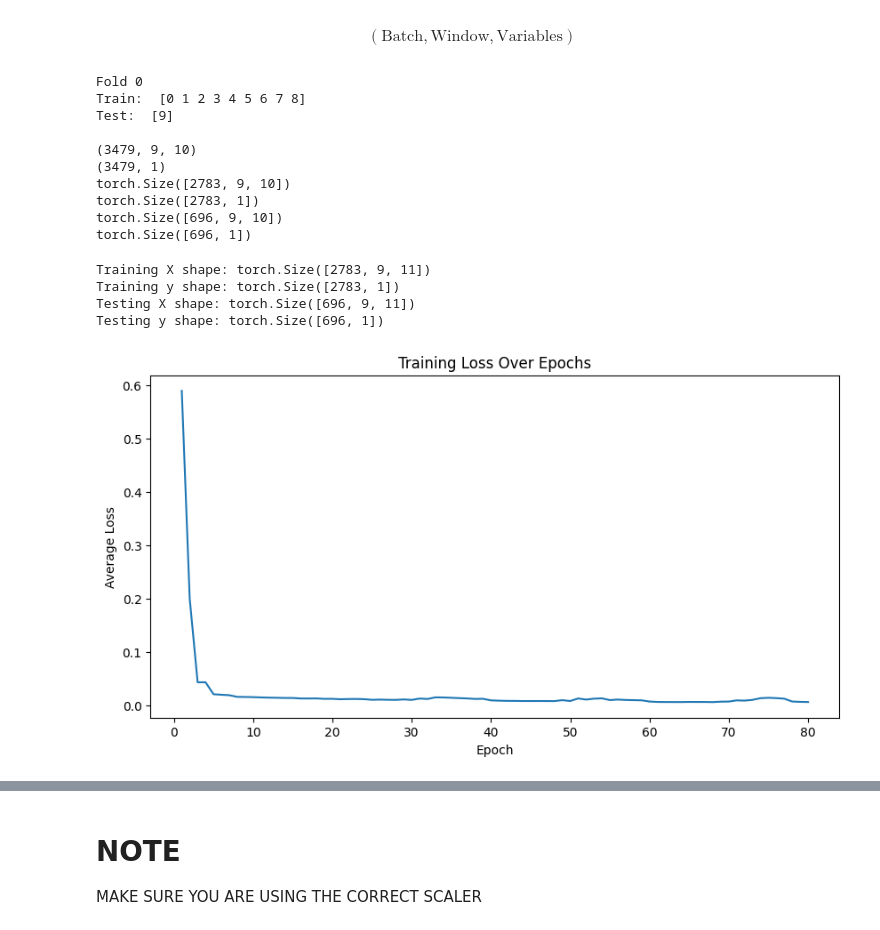
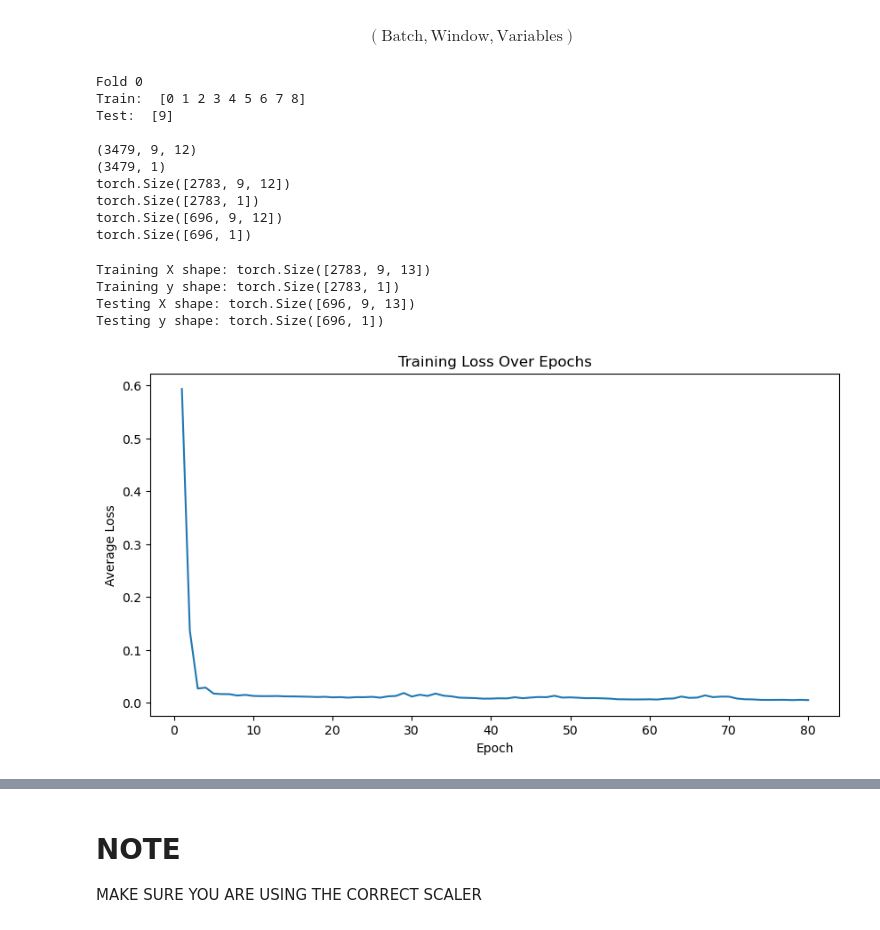
Before and after one commit to ThatMajd/fintech_part2, a Jupyter notebook: modeling.ipynb, the cells around one changed output, grey strips where cells are left out. Drawn from its saved outputs; the diff is of its cells as text; code cells hidden in the pictures.

```diff
--- a/modeling.ipynb
+++ b/modeling.ipynb
@@ -7,7 +7,7 @@ import torch.nn as nn
 import torch.optim as optim
 import torch
 # %%
-df = pd.read_csv("combined.csv", index_col=0)
+df = pd.read_csv("combined_ticks_interpolated.csv", index_col=0)
 # %%
 class Tester:
     def __init__(self, data, metrics, target_column="Gold_Close", split_ratio=0.2):
@@ -264,11 +255,11 @@ Fold 0
 Train:  [0 1 2 3 4 5 6 7 8]
 Test:  [9]
 
-(3479, 9, 10)
+(3479, 9, 12)
 (3479, 1)
-torch.Size([2783, 9, 10])
+torch.Size([2783, 9, 12])
 torch.Size([2783, 1])
-torch.Size([696, 9, 10])
+torch.Size([696, 9, 12])
 torch.Size([696, 1])
 # %%
 import numpy as np
@@ -343,9 +334,9 @@ print(f"Training y shape: {train_y.shape}")
 print(f"Testing X shape: {test_X.shape}")
 print(f"Testing y shape: {test_y.shape}")
 # %% [output]
-Training X shape: torch.Size([2783, 9, 11])
+Training X shape: torch.Size([2783, 9, 13])
 Training y shape: torch.Size([2783, 1])
-Testing X shape: torch.Size([696, 9, 11])
+Testing X shape: torch.Size([696, 9, 13])
 Testing y shape: torch.Size([696, 1])
 # %%
 import torch.nn as nn
@@ -437,7 +428,7 @@ import torch.optim as optim
 import torch.nn as nn
 import matplotlib.pyplot as plt
 
-model = LSTM(input_size, hidden_size, num_layers, output_size)
+model = GRU(input_size, hidden_size, num_layers, output_size)
 
 # Define the loss function and optimizer
 criterion = nn.MSELoss()
@@ -457,34 +448,34 @@ for epoch in epoch_progress:
     running_loss = 0.0
     last_loss = 0.0
 
     # Iterate over batches within each epoch
     for batch_X, batch_y in train_loader:
         outputs = model(batch_X)
         loss = criterion(outputs, batch_y)
 
         optimizer.zero_grad()
         loss.backward()
         optimizer.step()
 
         running_loss += loss.item()
         last_loss = loss.item()  # Capture the last batch loss
 
     # Average loss for the epoch
     avg_loss = running_loss / len(train_loader)
     average_losses.append(avg_loss)  # Store the average loss for the epoch
 
     # Update the progress bar with the last loss and average loss
     epoch_progress.set_postfix({'Last Batch Loss': last_loss, 'Avg Loss': avg_loss})
 
 # Plotting the losses after training
 plt.figure(figsize=(10, 5))
 plt.plot(range(1, num_epochs + 1), average_losses, linestyle='-')
 plt.title('Training Loss Over Epochs')
 plt.xlabel('Epoch')
 plt.ylabel('Average Loss')
 plt.show()
 # %% [output]
-[figure, old version]
+[figure, new version]
 # %%
 from sklearn.metrics import accuracy_score, mean_squared_error, r2_score, root_mean_squared_error
 
```
Also changed, not shown: parts of 6 cells of this notebook, 4 other files.
